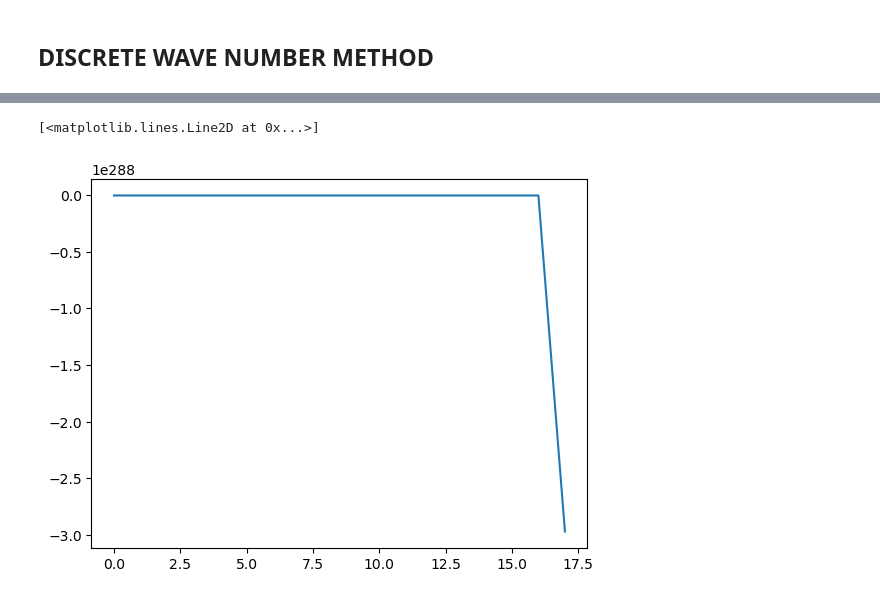
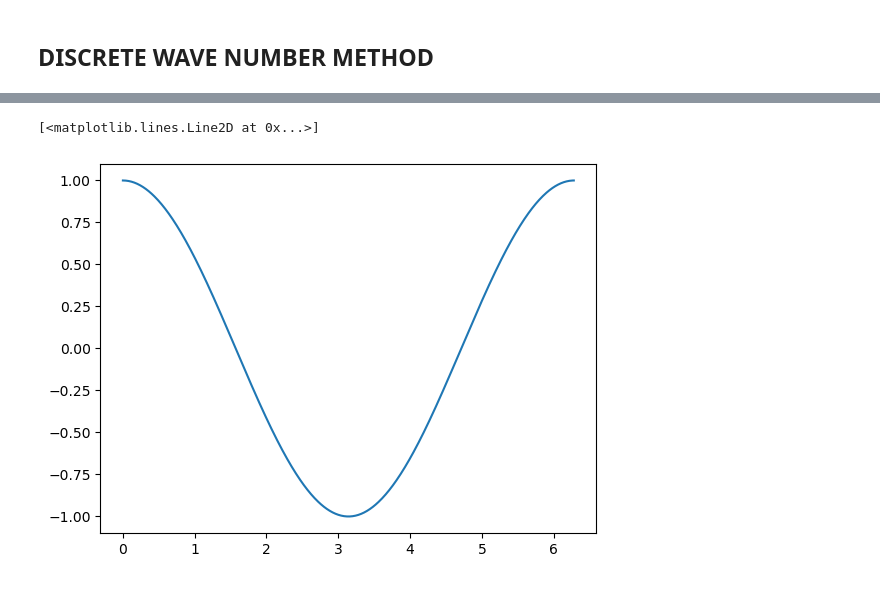
Before and after one commit to SKvr-46/Wavenumber_Spectrum, a Jupyter notebook: Bouchon_DWNM.ipynb, the cells around one changed output, grey strips where cells are left out. Cells and saved outputs as stored; diff of their text form; code cells hidden in the pictures.

```diff
--- a/Bouchon_DWNM.ipynb
+++ b/Bouchon_DWNM.ipynb
@@ -137,3 +101,0 @@ plt.plot(range(len(omegas)), np.abs(Y))
-# %%
-t = np.arange(0, 5*np.pi, 0.01)
-f = np.cos(t)
@@ -145,5 +102,5 @@ plt.plot(omegas, n_y(omegas))
-# %%
-plt.plot(range(len(omegas)),idft_bouchon(Y) )
-# %% [output]
-[<matplotlib.lines.Line2D at 0x...>]
-[figure, removed]
+# %%
+plt.plot(t,f_reconstructed )
+# %% [output]
+[<matplotlib.lines.Line2D at 0x...>]
+[figure, added]
```
Also changed, not shown: parts of 17 cells of this notebook.
